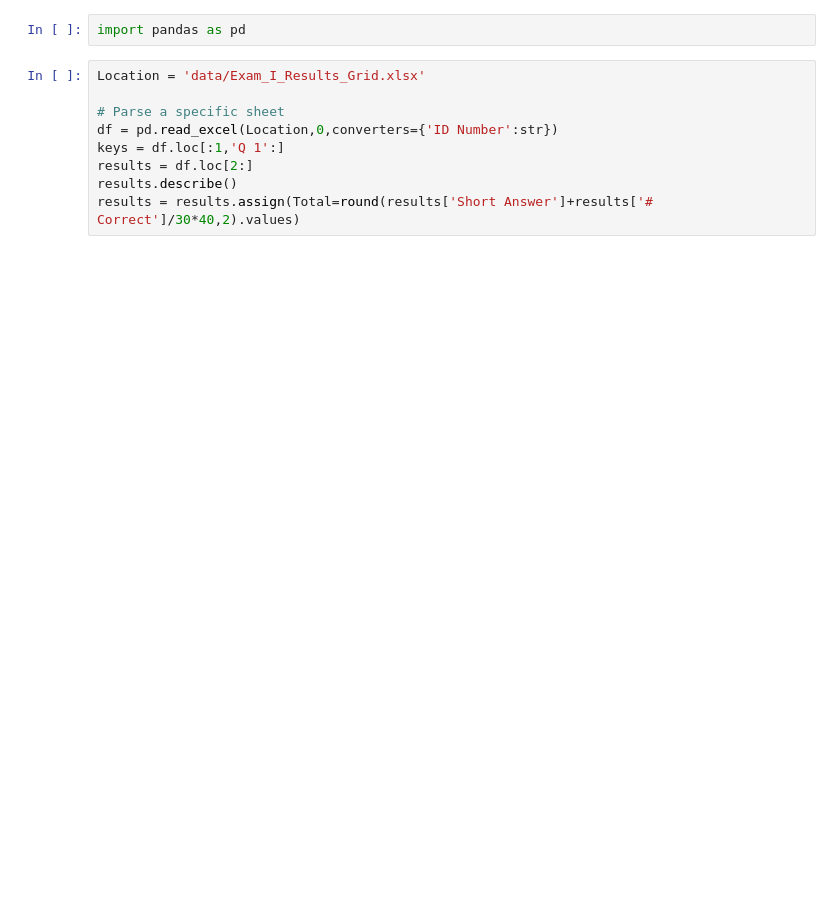
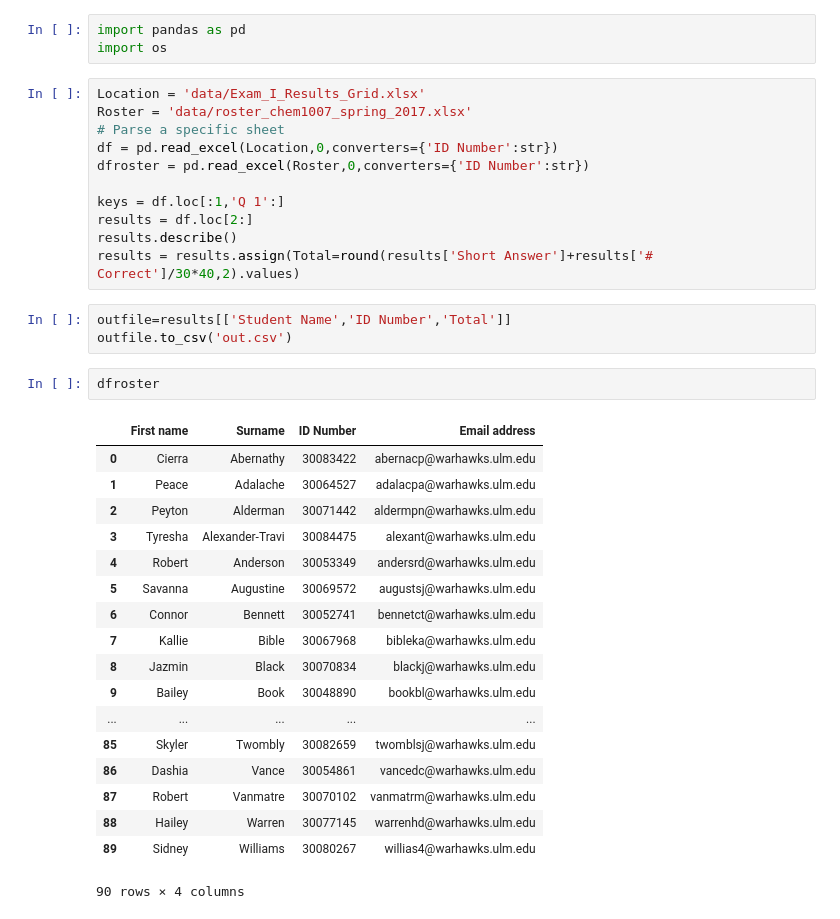
Before and after one commit to heath-barnett/Test_Grader, a Jupyter notebook: scratch.ipynb, the cells around one changed output. Drawn from its saved outputs; the diff is of its cells as text; blank space fills up the shorter version.

```diff
--- a/scratch.ipynb
+++ b/scratch.ipynb
@@ -1,11 +1,38 @@
 # %%
 import pandas as pd
+import os
 # %%
 Location = 'data/Exam_I_Results_Grid.xlsx'
-
+Roster = 'data/roster_chem1007_spring_2017.xlsx'
 # Parse a specific sheet
 df = pd.read_excel(Location,0,converters={'ID Number':str})
+dfroster = pd.read_excel(Roster,0,converters={'ID Number':str})
+
 keys = df.loc[:1,'Q 1':]
 results = df.loc[2:]
 results.describe()
 results = results.assign(Total=round(results['Short Answer']+results['# Correct']/30*40,2).values)
+# %%
+outfile=results[['Student Name','ID Number','Total']]
+outfile.to_csv('out.csv')
+# %%
+dfroster
+# %% [output]
+|  | First name | Surname | ID Number | Email address |
+| 0 | Cierra | Abernathy | 30083422 | abernacp@warhawks.ulm.edu |
+| 1 | Peace | Adalache | 30064527 | adalacpa@warhawks.ulm.edu |
+| 2 | Peyton | Alderman | 30071442 | aldermpn@warhawks.ulm.edu |
+| 3 | Tyresha | Alexander-Travi | 30084475 | alexant@warhawks.ulm.edu |
+| 4 | Robert | Anderson | 30053349 | andersrd@warhawks.ulm.edu |
+| 5 | Savanna | Augustine | 30069572 | augustsj@warhawks.ulm.edu |
+| 6 | Connor | Bennett | 30052741 | bennetct@warhawks.ulm.edu |
+| 7 | Kallie | Bible | 30067968 | bibleka@warhawks.ulm.edu |
+| 8 | Jazmin | Black | 30070834 | blackj@warhawks.ulm.edu |
+| 9 | Bailey | Book | 30048890 | bookbl@warhawks.ulm.edu |
+| ... | ... | ... | ... | ... |
+| 85 | Skyler | Twombly | 30082659 | twomblsj@warhawks.ulm.edu |
+| 86 | Dashia | Vance | 30054861 | vancedc@warhawks.ulm.edu |
+| 87 | Robert | Vanmatre | 30070102 | vanmatrm@warhawks.ulm.edu |
+| 88 | Hailey | Warren | 30077145 | warrenhd@warhawks.ulm.edu |
+| 89 | Sidney | Williams | 30080267 | willias4@warhawks.ulm.edu |
+90 rows × 4 columns
```
Also changed, not shown: parts of 6 cells of this notebook, 7 other files.
